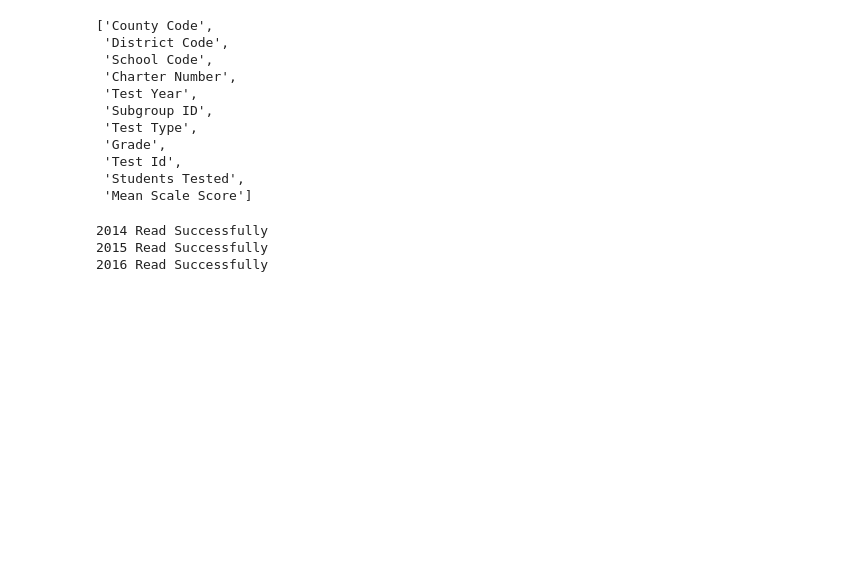
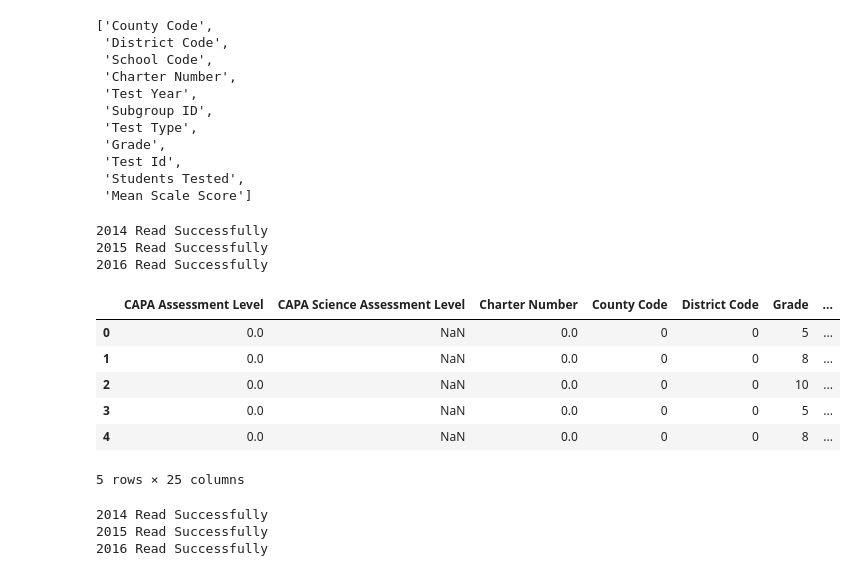
Before and after one commit to nwchen24/CA-Fitness-Test-Project, a Jupyter notebook: Data_cleaning_and_setup/CA_Physical_Fitness_Test_Data_Cleaning-2014+_1.2.ipynb, the cells around one changed output. Drawn from its saved outputs; the diff is of its cells as text; code cells hidden in the pictures; blank space fills up the shorter version.

Commit message:
NC clean up html files. Academic - All students complete

```diff
--- a/Data_cleaning_and_setup/CA_Physical_Fitness_Test_Data_Cleaning-2014+_1.2.ipynb
+++ b/Data_cleaning_and_setup/CA_Physical_Fitness_Test_Data_Cleaning-2014+_1.2.ipynb
@@ -431,6 +431,28 @@ academic_col_list
  'Test Id',
  'Students Tested',
  'Mean Scale Score']
+# %%
+academic_df = pd.DataFrame()
+
+for filepath in academic_files_list:
+    temp_df = pd.read_csv(filepath)
+    #temp_df = temp_df.rename(columns = Physfit_column_mapping)
+    academic_df = academic_df.append(temp_df)
+    print filepath[89:93] + " Read Successfully"
+# %% [output]
+2014 Read Successfully
+2015 Read Successfully
+2016 Read Successfully
+# %%
+academic_df.head()
+# %% [output]
+|  | CAPA Assessment Level | CAPA Science Assessment Level | Charter Number | County Code | District Code | Grade | ... |
+| 0 | 0.0 | NaN | 0.0 | 0 | 0 | 5 | ... |
+| 1 | 0.0 | NaN | 0.0 | 0 | 0 | 8 | ... |
+| 2 | 0.0 | NaN | 0.0 | 0 | 0 | 10 | ... |
+| 3 | 0.0 | NaN | 0.0 | 0 | 0 | 5 | ... |
+| 4 | 0.0 | NaN | 0.0 | 0 | 0 | 8 | ... |
+5 rows × 25 columns
 # %%
 academic_df = pd.DataFrame()
 
```
Also changed, not shown: 20 other files.
